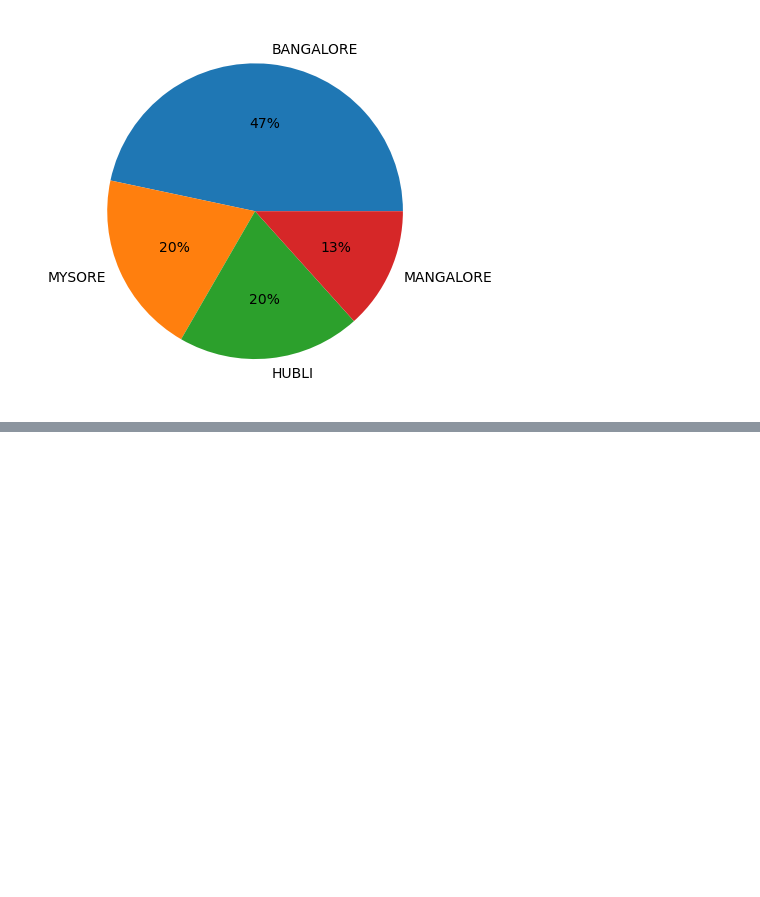
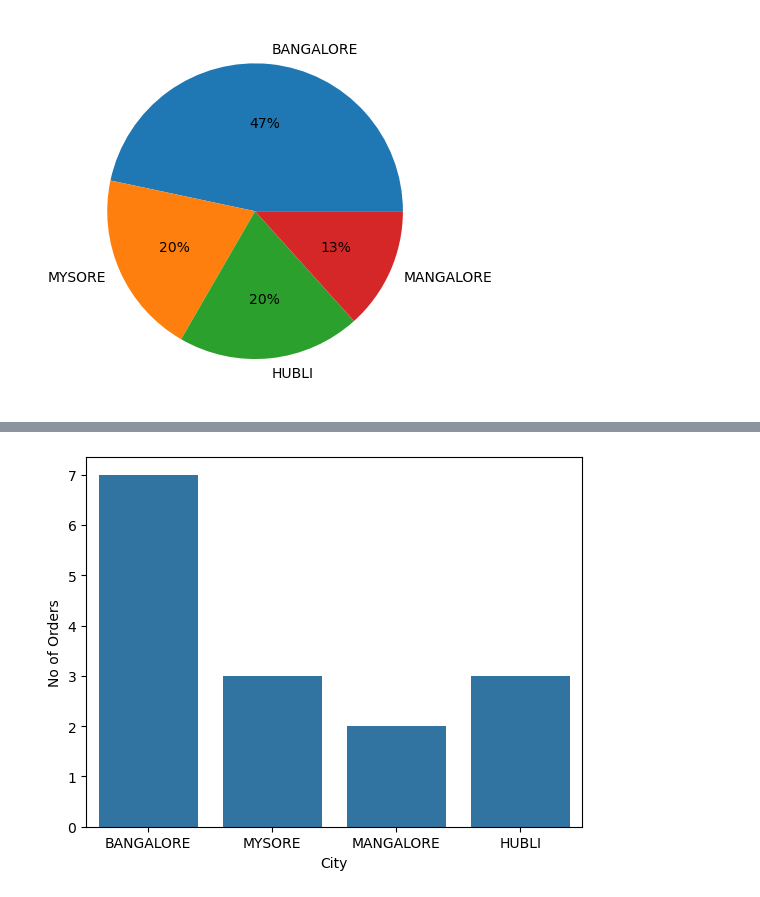
Before and after one commit to jishnusamal/data-visualization-lab, a Jupyter notebook: Lab-10/Lab-10.ipynb, the cells around one changed output, grey strips where cells are left out. Cells and saved outputs as stored; diff of their text form; code cells hidden in the pictures; blank space fills up the shorter version.

```diff
--- a/Lab-10/Lab-10.ipynb
+++ b/Lab-10/Lab-10.ipynb
@@ -125,0 +107,6 @@ AttributeError: 'SeriesGroupBy' object has no attribute 'index'
+# %%
+sns.countplot(df, x='City')
+plt.ylabel('No of Orders')
+plt.show()
+# %% [output]
+[figure, added]
```
Also changed, not shown: parts of 28 cells of this notebook.
